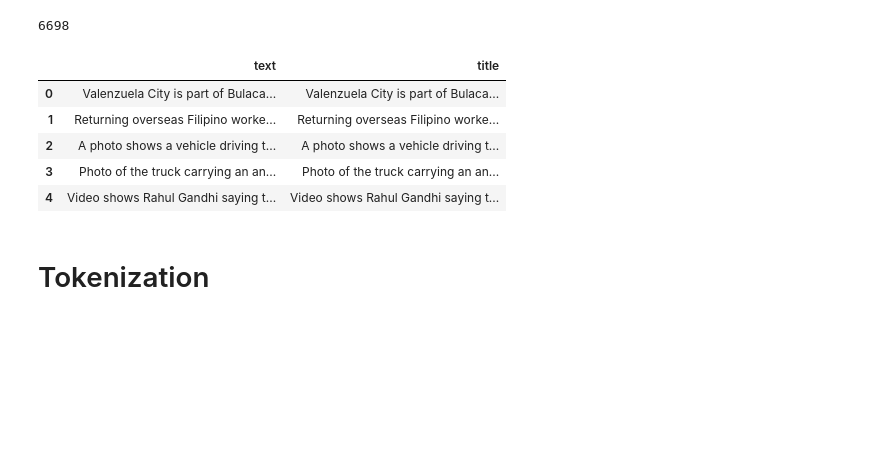
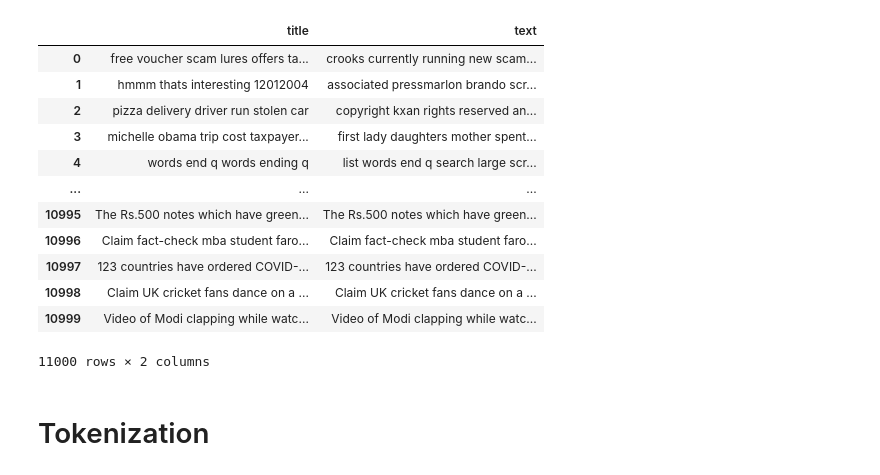
Before and after one commit to DavidKai1999/Stats-170-project, a Jupyter notebook: dataset_preprocessing/Topic Modeling.ipynb, the cells around one changed output. Saved outputs shown, nothing was run; the diff lists cells and outputs as text; code cells hidden in the pictures; blank space fills up the shorter version.

```diff
--- a/dataset_preprocessing/Topic Modeling.ipynb
+++ b/dataset_preprocessing/Topic Modeling.ipynb
@@ -52,14 +13,0 @@ df = en_news
-# %%
-df = df.drop_duplicates(subset='text')
-len(df)
-# %% [output]
-6698
-# %%
-df.head()
-# %% [output]
-|  | text | title |
-| 0 | Valenzuela City is part of Bulaca... | Valenzuela City is part of Bulaca... |
-| 1 | Returning overseas Filipino worke... | Returning overseas Filipino worke... |
-| 2 | A photo shows a vehicle driving t... | A photo shows a vehicle driving t... |
-| 3 | Photo of the truck carrying an an... | Photo of the truck carrying an an... |
-| 4 | Video shows Rahul Gandhi saying t... | Video shows Rahul Gandhi saying t... |
@@ -66,3 +30,20 @@ df.head()
+# %%
+df = news
+df
+# %% [output]
+|  | title | text |
+| 0 | free voucher scam lures offers ta... | crooks currently running new scam... |
+| 1 | hmmm thats interesting 12012004 | associated pressmarlon brando scr... |
+| 2 | pizza delivery driver run stolen car | copyright kxan rights reserved an... |
+| 3 | michelle obama trip cost taxpayer... | first lady daughters mother spent... |
+| 4 | words end q words ending q | list words end q search large scr... |
+| ... | ... | ... |
+| 10995 | The Rs.500 notes which have green... | The Rs.500 notes which have green... |
+| 10996 | Claim fact-check mba student faro... | Claim fact-check mba student faro... |
+| 10997 | 123 countries have ordered COVID-... | 123 countries have ordered COVID-... |
+| 10998 | Claim UK cricket fans dance on a ... | Claim UK cricket fans dance on a ... |
+| 10999 | Video of Modi clapping while watc... | Video of Modi clapping while watc... |
+11000 rows × 2 columns
 # %% [markdown]
 # Tokenization
 # %%
```
Also changed, not shown: parts of 17 cells of this notebook, 2 other files.
